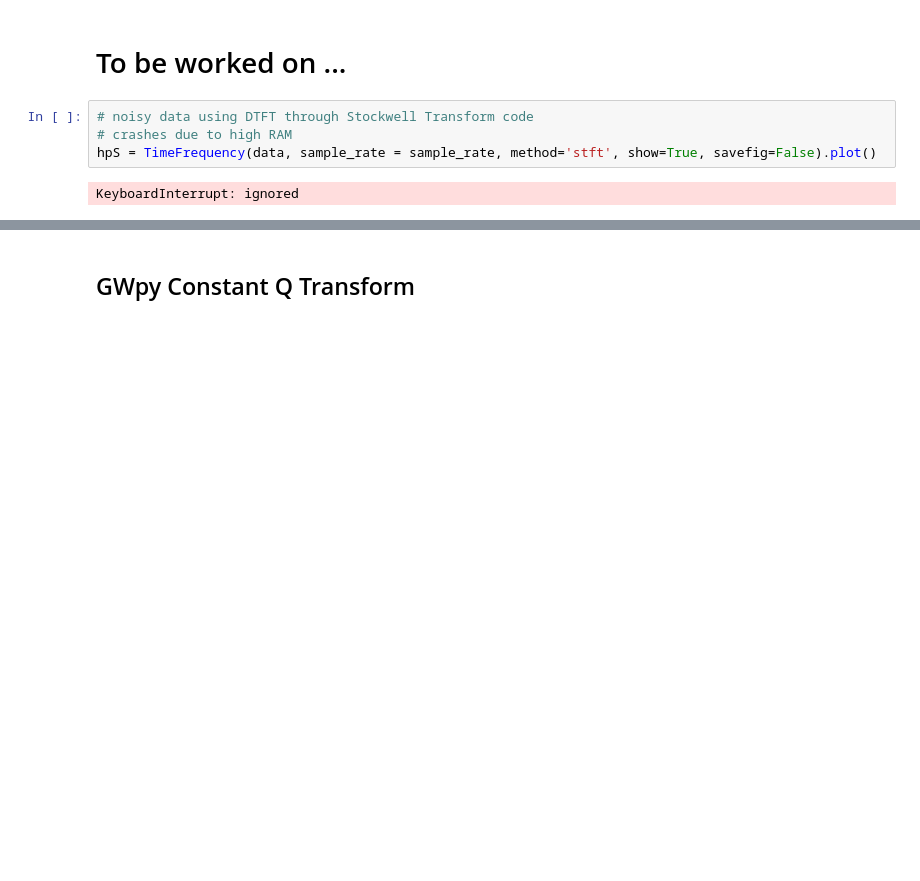
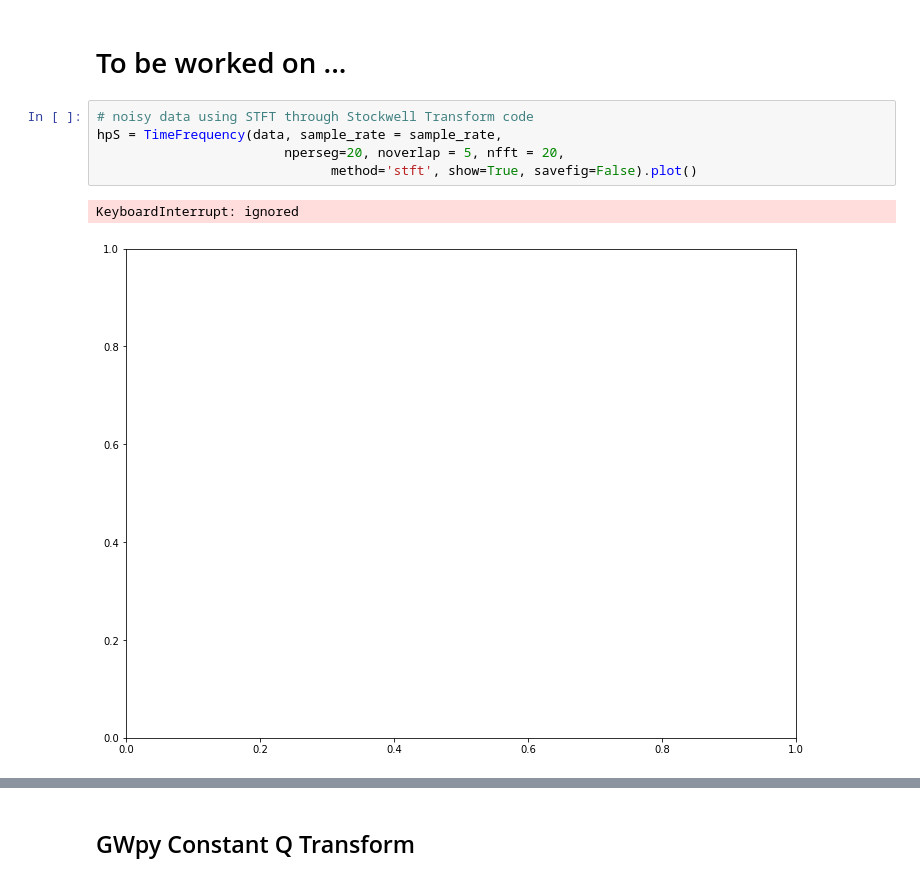
Before and after one commit to xli2522/GW-SignalGen, a Jupyter notebook: modified_S.ipynb, the cells around one changed output, grey strips where cells are left out. Drawn from its saved outputs; the diff is of its cells as text; blank space fills up the shorter version.

```diff
--- a/modified_S.ipynb
+++ b/modified_S.ipynb
@@ -356,8 +379,10 @@ hpS = TimeFrequency(hp, sample_rate = sample_rate, method='stft', show=True, sav
 # %% [markdown]
 # To be worked on ...
 # %%
-# noisy data using DTFT through Stockwell Transform code
-# crashes due to high RAM
-hpS = TimeFrequency(data, sample_rate = sample_rate, method='stft', show=True, savefig=False).plot()
+# noisy data using STFT through Stockwell Transform code
+hpS = TimeFrequency(data, sample_rate = sample_rate,
+                        nperseg=20, noverlap = 5, nfft = 20,
+                              method='stft', show=True, savefig=False).plot()
 # %% [output]
 KeyboardInterrupt: ignored
+[figure, added]
```
Also changed, not shown: parts of 8 cells of this notebook.
